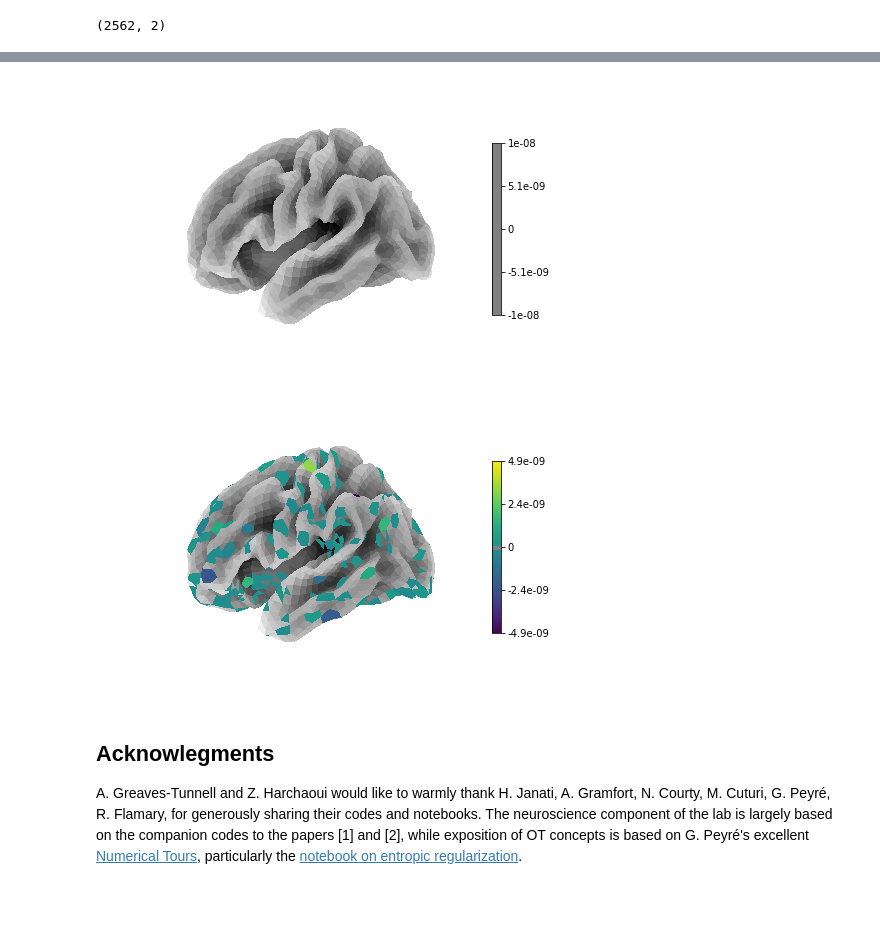
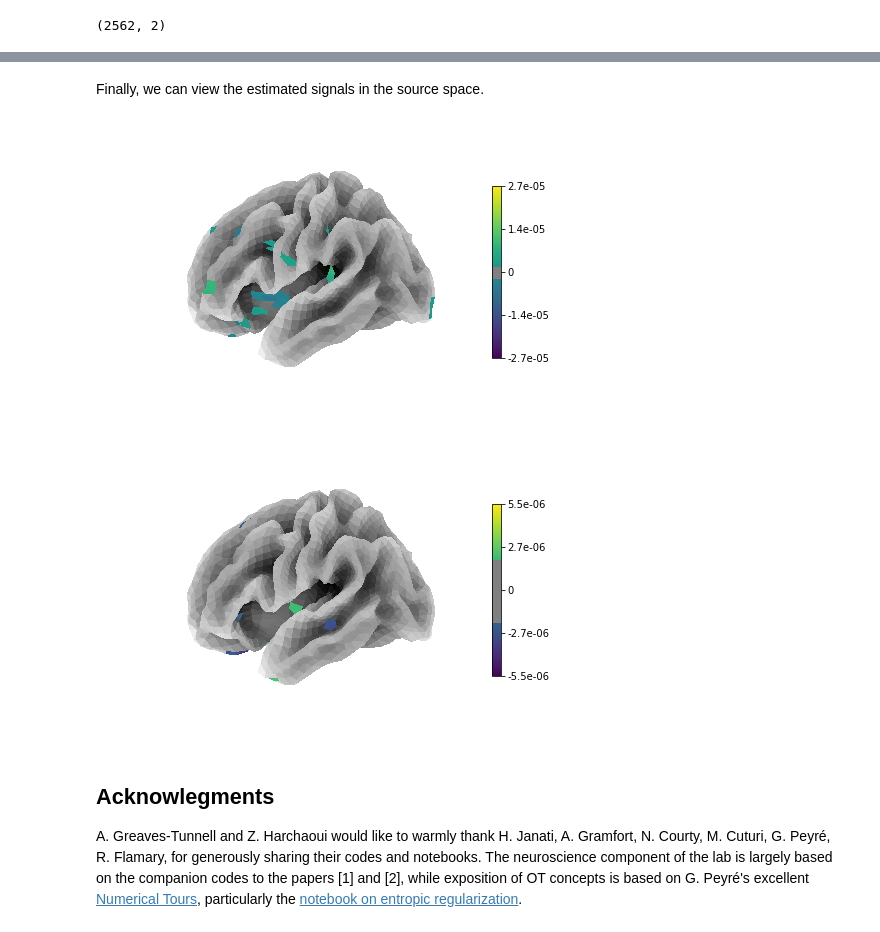
Before and after one commit to alecgt/otml-neurohackademy-2019, a Jupyter notebook: labs/notebooks/lab_main.ipynb, the cells around one changed output, grey strips where cells are left out. Cells and saved outputs as stored; diff of their text form; code cells hidden in the pictures; blank space fills up the shorter version.

```diff
--- a/labs/notebooks/lab_main.ipynb
+++ b/labs/notebooks/lab_main.ipynb
@@ -756,11 +758,16 @@ Instantiate and fit a MTW model.
 '''
 M = Ms[:,:,20] # infer signal at time point 20
 
-epsilon = 1. / n_features
-alpha = 0.1
-beta = 0.1
+epsilon = 100. / n_features
+alpha = 10.0
+beta = 1.0
 sigma0 = 0.01
+
 mtw = MTW(M=dist, epsilon=epsilon, alpha=alpha, beta=beta, sigma0=sigma0) # instantiate MTW object
+mtw.maxiter = 20
+mtw.tol_cd = 1e-2
+mtw.tol_ot = 1e-3
 
-mtw = mtw.fit(gains[:,:,2562:], M) # fit to MEG data
+
+mtw = mtw.fit(gains, M) # fit to MEG data
 # %% [output]
@@ -775,19 +806,20 @@ coefs.shape
+# %% [markdown]
+Finally, we can view the estimated signals in the source space.
 # %%
 '''
-Visualize the result.
+Visualize estimated source signals.
 '''
-
 view = plotting.plot_surf_stat_map(surf, coefs[:,0], colorbar=True,
-                                   alpha=1., threshold=0.01, cmap="viridis",
+                                   alpha=1., threshold=2e-6, cmap="viridis",
                                    bg_map=bg_map, vmax=coefs[:,0].max() / 2)
 # %% [output]
-[figure, old version]
+[figure, new version]
 # %%
 view = plotting.plot_surf_stat_map(surf, coefs[:,1], colorbar=True,
-                                   alpha=1., threshold=1e-10, cmap="viridis",
+                                   alpha=1., threshold=2e-6, cmap="viridis",
                                    bg_map=bg_map, vmax=coefs[:,1].max() / 2)
 # %% [output]
-[figure, old version]
+[figure, new version]
 # %% [markdown]
 ## Acknowlegments
 
```
Also changed, not shown: parts of 7 cells of this notebook, 1 other file.
